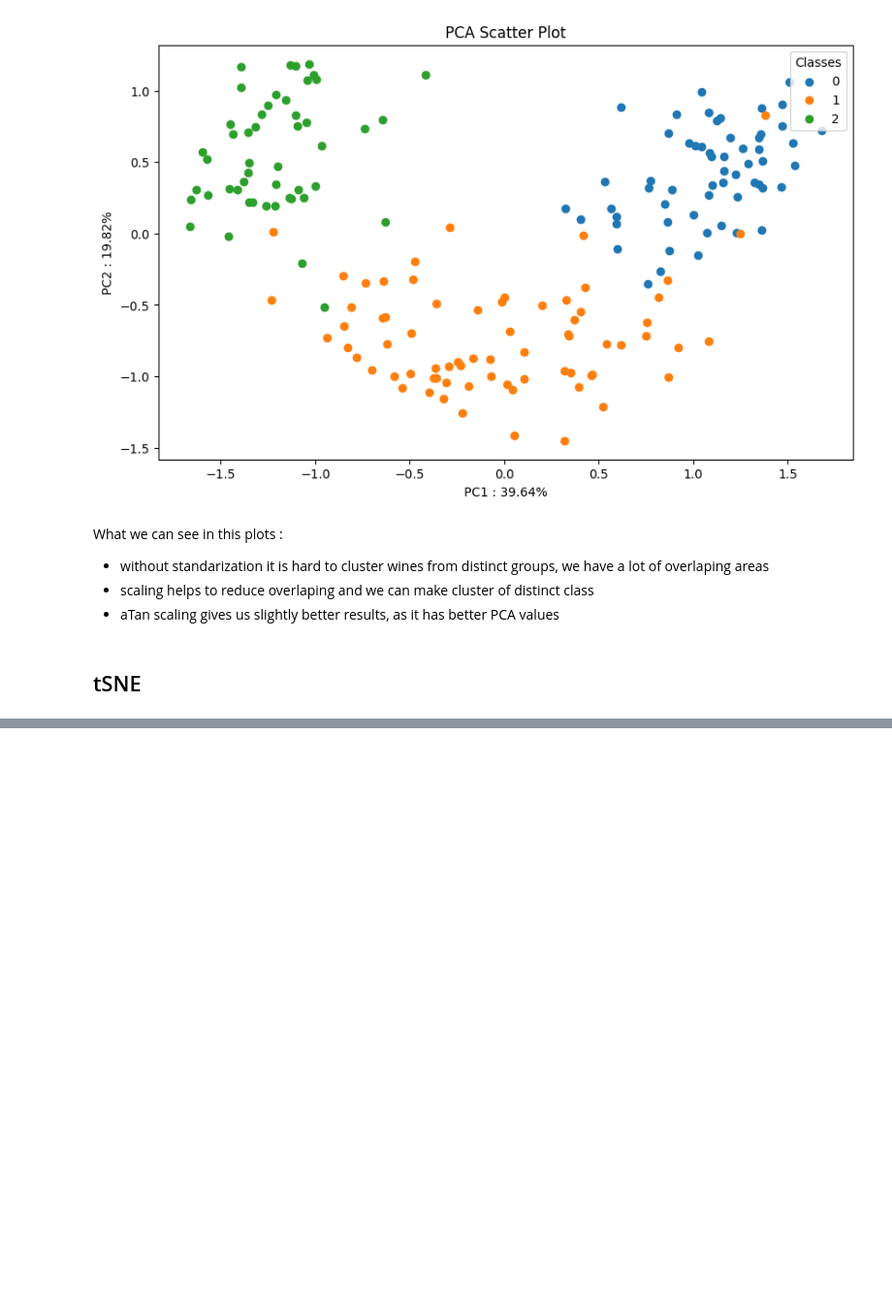
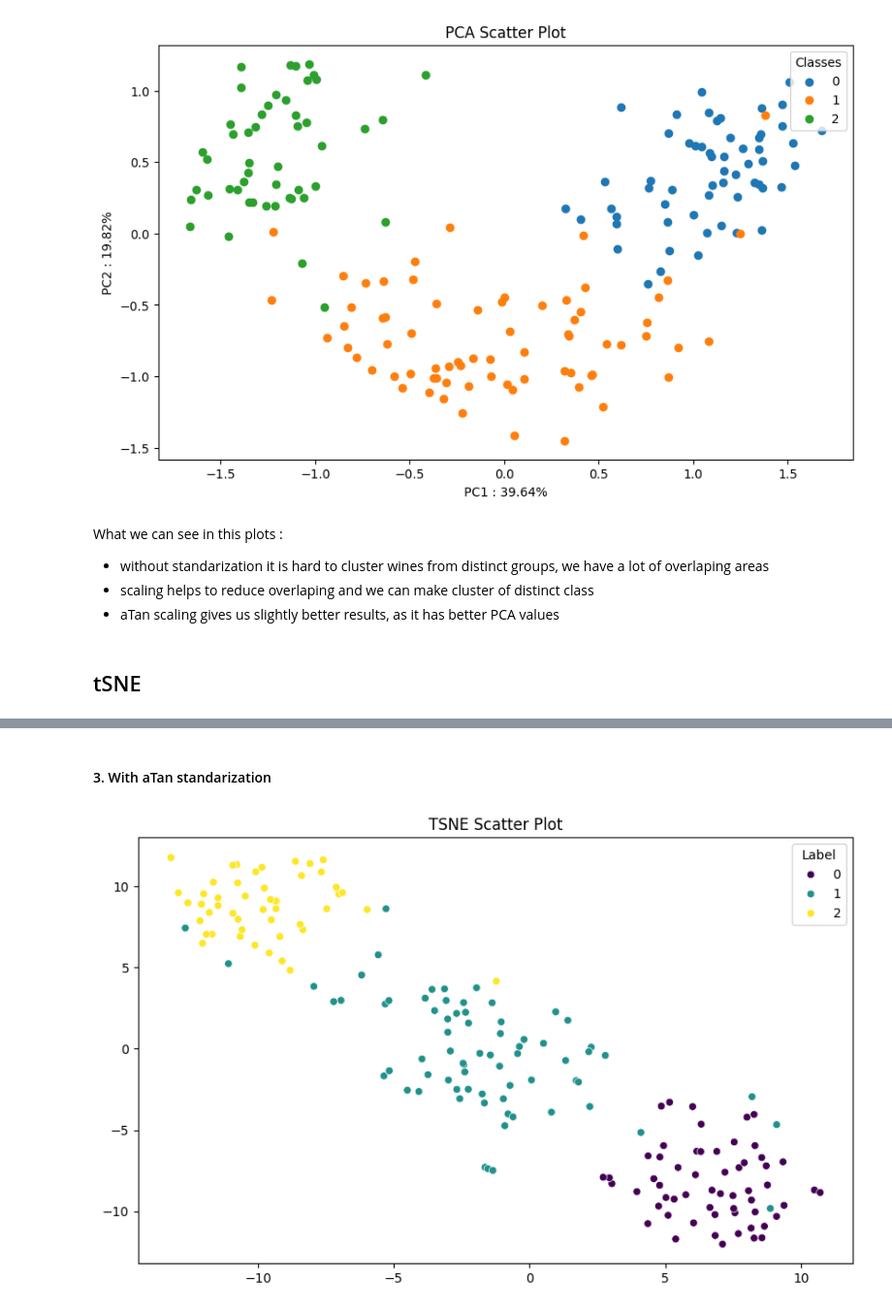
Before and after one commit to psiku/FHSalzburg-DataAnalysisWithPython, a Jupyter notebook: Lab/Lab3/continuous_data.ipynb, the cells around one changed output, grey strips where cells are left out. Shown at 97% size. Saved outputs shown, nothing was run; the diff lists cells and outputs as text; code cells hidden in the pictures; blank space fills up the shorter version.

```diff
--- a/Lab/Lab3/continuous_data.ipynb
+++ b/Lab/Lab3/continuous_data.ipynb
@@ -543,0 +583,7 @@ What we can see in this plots :
+# %% [markdown]
+#### 3. With aTan standarization
+# %%
+tsne_atan = TSNECreator(atan_scaled_data, perplexity=30, learning_rate=200)
+tsne_atan.plot_tsne(wine_data['Label'])
+# %% [output]
+[figure, added]
```
Also changed, not shown: parts of 6 cells of this notebook.
